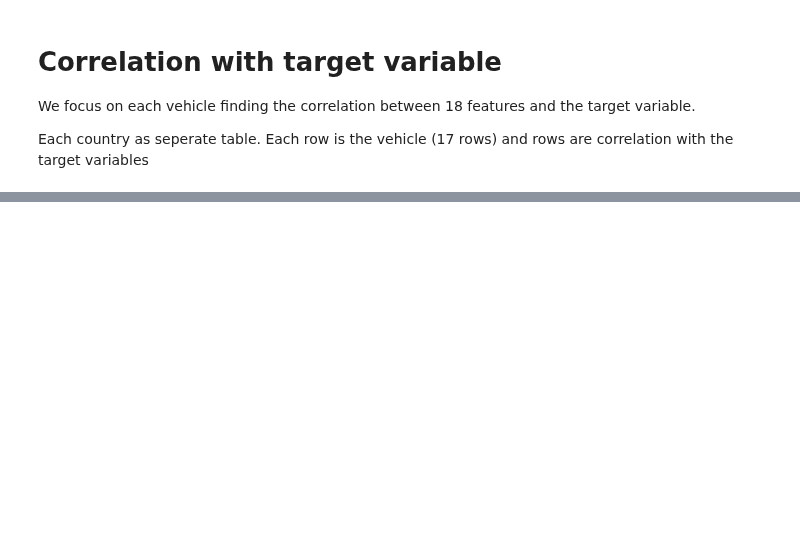
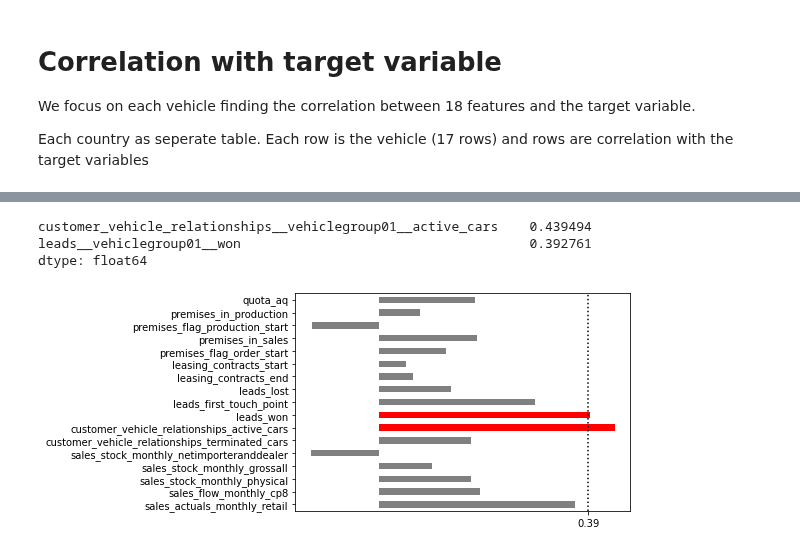
Before and after one commit to zuivu/porsche-forecast-sale, a Jupyter notebook: code/correlation.ipynb, the cells around one changed output, grey strips where cells are left out. Cells and saved outputs as stored; diff of their text form; code cells hidden in the pictures; blank space fills up the shorter version.

Commit message:
correlation code

```diff
--- a/code/correlation.ipynb
+++ b/code/correlation.ipynb
@@ -88,0 +66,16 @@ sales_info_list
+# %%
+in_correlation = veh01_A.iloc[:, 1:].corrwith(veh01_A["sales_actuals_monthly__vehiclegroup01__orderintake"])
+print(in_correlation[abs(in_correlation) > 0.39])
+colors = ['red' if abs(val) > 0.39 else 'grey' for val in in_correlation]
+ax = in_correlation.plot.barh(color=colors)
+ax.axvline(x=0.39, color='black', linestyle='dotted')
+ax.set_xticks([0.39])
+yticks = ax.get_yticklabels()
+ytick_labels = [label.get_text().replace("__vehiclegroup01__", "_") for label in yticks]
+ax.set_yticklabels(ytick_labels)
+plt.show()
+# %% [output]
+customer_vehicle_relationships__vehiclegroup01__active_cars    0.439494
+leads__vehiclegroup01__won                                     0.392761
+dtype: float64
+[figure, added]
```
Also changed, not shown: parts of 26 cells of this notebook.
